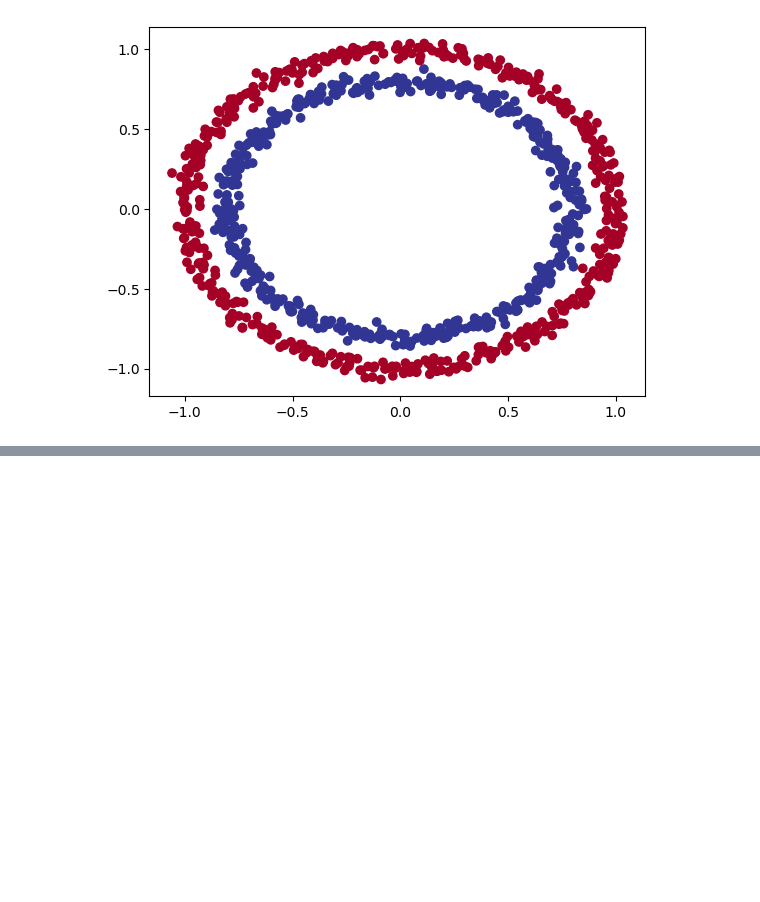
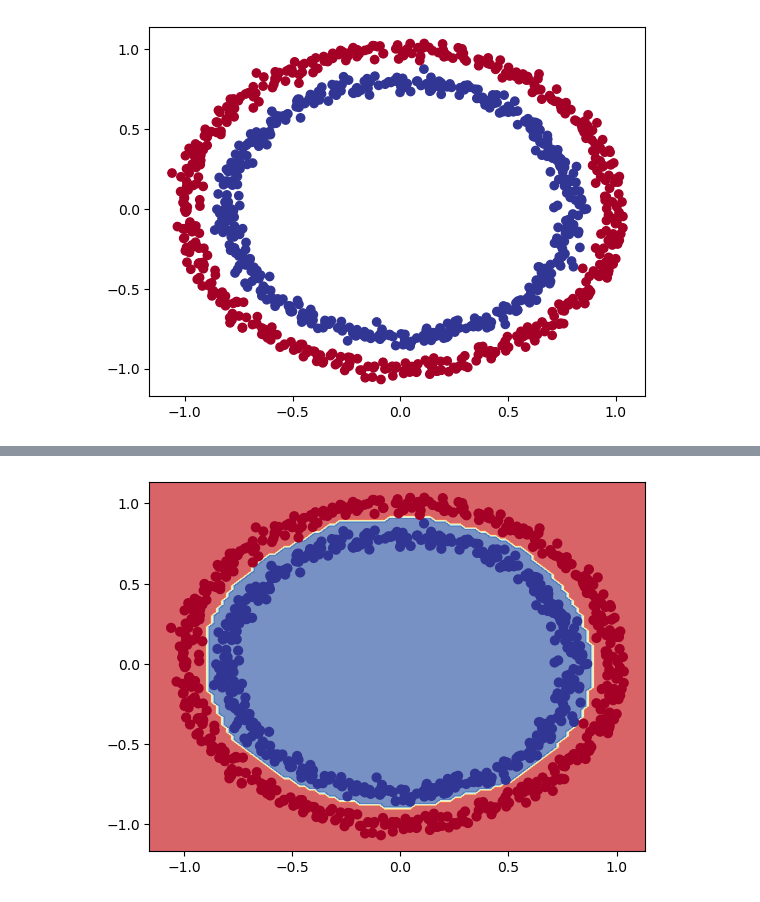
Before and after one commit to bmmukhridin/TensorFlow-Course, a Jupyter notebook: tf-classification.ipynb, the cells around one changed output, grey strips where cells are left out. Saved outputs shown, nothing was run; the diff lists cells and outputs as text; code cells hidden in the pictures; blank space fills up the shorter version.

```diff
--- a/tf-classification.ipynb
+++ b/tf-classification.ipynb
@@ -64,0 +80,10 @@ plt.scatter(X[:,0], X[:,1], c=y, cmap=plt.cm.RdYlBu);
+# %%
+tf.random.set_seed(42)
+
+model_1 = Sequential()
+
+model_1.add(Dense(1))
+
+model_1.compile(optimizer='adam', loss=tf.keras.losses.BinaryCrossentropy(), metrics=['accuracy'])
+# %%
+model_1.fit(X,y, epochs=5)
@@ -64,0 +165,35 @@ plt.scatter(X[:,0], X[:,1], c=y, cmap=plt.cm.RdYlBu);
+# %%
+import numpy as np
+
+def plot_Dec_boundry(model, X,y):
+    """
+    Plot the decision boundy created by a model predicting on X.
+    """
+    # Define the axis boundies of the plot and create a meshgrid
+    x_min, x_max = X[:,0].min() - 0.1, X[:,0].max()+0.1
+    y_min, y_max = X[:,1].min() - 0.1, X[:, 1].max() +0.1
+
+    xx, yy = np.meshgrid(np.linspace(x_min,x_max, 100),
+                         np.linspace(y_min,y_max, 100))
+
+    # Create X value (we are going to make predictns on these)
+    x_in = np.c_[xx.ravel(), yy.ravel()] #stack 2D arrays together
+
+    y_pred = model.predict(x_in)
+
+    # Check for multi-class
+    if len(y_pred[0]) > 1:
+        print("doing multicalss calssification")
+        # We have to reshape our prediction to get them ready for plotting
+        y_pred = np.argmax(y_pred, axis=1).reshape(xx.shape)
+    else:
+        print("doing binary classification")
+        y_pred = np.round(y_pred).reshape(xx.shape)
+
+    plt.contourf(xx, yy, y_pred, cmap=plt.cm.RdYlBu, alpha=0.7)
+    plt.scatter(X[:, 0], X[:,1], c=y, s=40, cmap=plt.cm.RdYlBu)
+    plt.xlim(xx.min(), xx.max())
+    plt.ylim(yy.min(), yy.max())
+# %%
+plot_Dec_boundry(model=model_3, X=X, y=y)
+# %% [output]
@@ -64,0 +202 @@ plt.scatter(X[:,0], X[:,1], c=y, cmap=plt.cm.RdYlBu);
+[figure, added]
```
Also changed, not shown: parts of 17 cells of this notebook.
